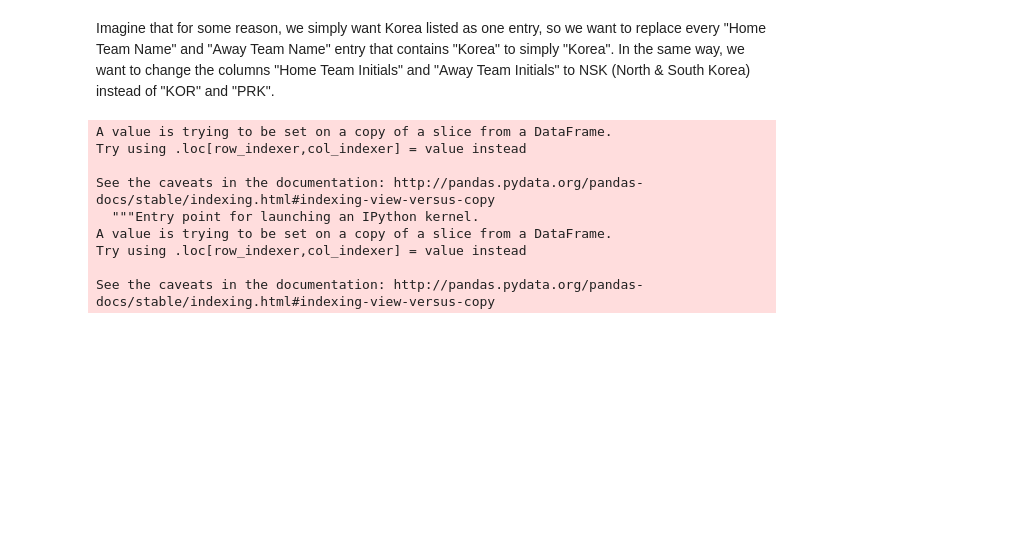
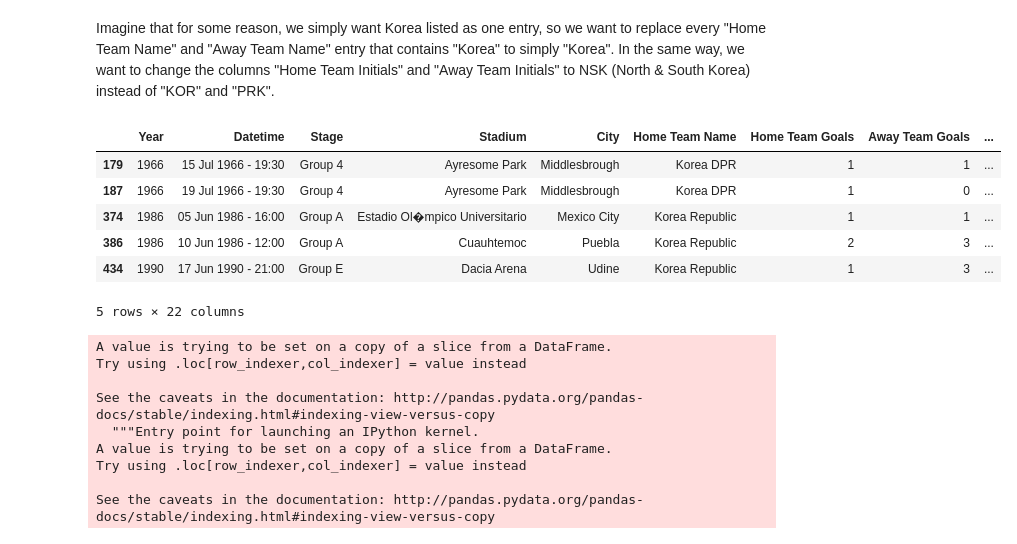
Before and after one commit to ortsed/dsc-accessing-data-with-pandas-lab-dc-ds-career-042219, a Jupyter notebook: index.ipynb, the cells around one changed output. Drawn from its saved outputs; the diff is of its cells as text; code cells hidden in the pictures; blank space fills up the shorter version.

```diff
--- a/index.ipynb
+++ b/index.ipynb
@@ -221,6 +221,16 @@ df.loc[df["Home Team Name"].str.contains('Korea'), "Home Team Name" ]
 Name: Home Team Name, dtype: object
 # %% [markdown]
 Imagine that for some reason, we simply want Korea listed as one entry, so we want to replace every "Home Team Name" and "Away Team Name" entry that contains "Korea" to simply "Korea". In the same way, we want to change the columns "Home Team Initials" and "Away Team Initials" to NSK (North & South Korea) instead of "KOR" and "PRK".
+# %%
+df[df["Home Team Name"].apply(lambda x: "Korea" in x)].head()
+# %% [output]
+|  | Year | Datetime | Stage | Stadium | City | Home Team Name | Home Team Goals | Away Team Goals | ... |
+| 179 | 1966 | 15 Jul 1966 - 19:30 | Group 4 | Ayresome Park | Middlesbrough | Korea DPR | 1 | 1 | ... |
+| 187 | 1966 | 19 Jul 1966 - 19:30 | Group 4 | Ayresome Park | Middlesbrough | Korea DPR | 1 | 0 | ... |
+| 374 | 1986 | 05 Jun 1986 - 16:00 | Group A | Estadio Ol�mpico Universitario | Mexico City | Korea Republic | 1 | 1 | ... |
+| 386 | 1986 | 10 Jun 1986 - 12:00 | Group A | Cuauhtemoc | Puebla | Korea Republic | 2 | 3 | ... |
+| 434 | 1990 | 17 Jun 1990 - 21:00 | Group E | Dacia Arena | Udine | Korea Republic | 1 | 3 | ... |
+5 rows × 22 columns
 # %%
 df[df["Home Team Name"].apply(lambda x: "Korea" in x)]["Home Team Name"] = "Korea"
 df[df["Away Team Name"].apply(lambda x: "Korea" in x)]["Away Team Name"] = "Korea"
```
